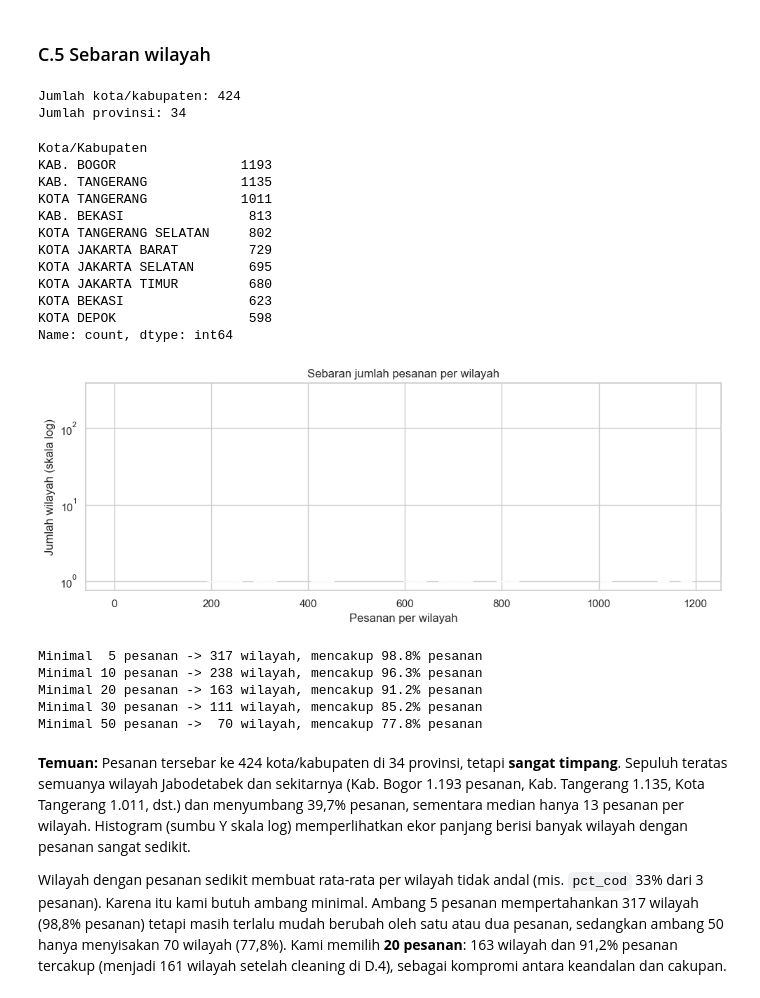
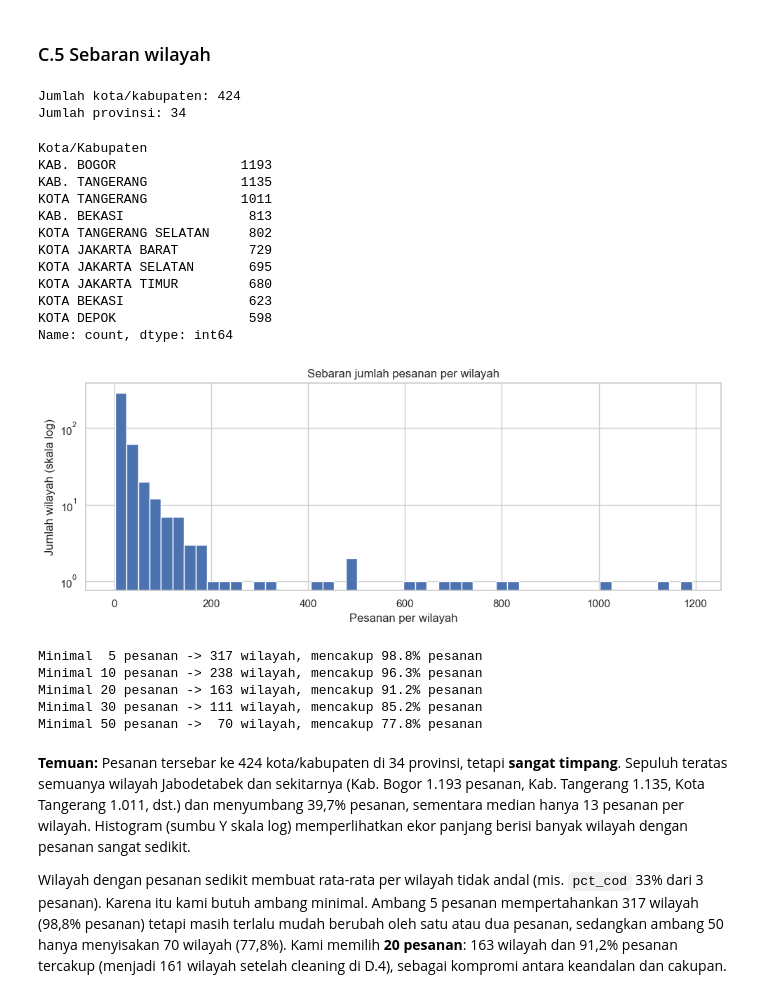
Before and after one commit to anubluskrin/PROJECT-DS, a Jupyter notebook: notebook_proyek_akhir.ipynb, the cells around one changed output. Saved outputs shown, nothing was run; the diff lists cells and outputs as text; code cells hidden in the pictures.

```diff
--- a/notebook_proyek_akhir.ipynb
+++ b/notebook_proyek_akhir.ipynb
@@ -492,34 +492,34 @@ Name: count, dtype: int64
 # %%
 print("Jumlah kota/kabupaten:", df["Kota/Kabupaten"].nunique())
 print("Jumlah provinsi:", df["Provinsi"].nunique())
 per_wilayah = df["Kota/Kabupaten"].value_counts()
 display(per_wilayah.head(10))
 
 plt.figure(figsize=(10, 4))
-sns.histplot(per_wilayah, bins=50, log_scale=(False, True))
+plt.hist(per_wilayah, bins=50, log=True, edgecolor="white")
 plt.title("Sebaran jumlah pesanan per wilayah")
 plt.xlabel("Pesanan per wilayah"); plt.ylabel("Jumlah wilayah (skala log)")
 plt.tight_layout(); plt.show()
 
 for t in [5, 10, 20, 30, 50]:
     s = per_wilayah[per_wilayah >= t]
     print(f"Minimal {t:>2} pesanan -> {len(s):>3} wilayah, mencakup {s.sum()/len(df)*100:.1f}% pesanan")
 # %% [output]
 Jumlah kota/kabupaten: 424
 Jumlah provinsi: 34
 Kota/Kabupaten
 KAB. BOGOR                1193
 KAB. TANGERANG            1135
 KOTA TANGERANG            1011
 KAB. BEKASI                813
 KOTA TANGERANG SELATAN     802
 KOTA JAKARTA BARAT         729
 KOTA JAKARTA SELATAN       695
 KOTA JAKARTA TIMUR         680
 KOTA BEKASI                623
 KOTA DEPOK                 598
 Name: count, dtype: int64
-[figure, old version]
+[figure, new version]
 Minimal  5 pesanan -> 317 wilayah, mencakup 98.8% pesanan
 Minimal 10 pesanan -> 238 wilayah, mencakup 96.3% pesanan
 Minimal 20 pesanan -> 163 wilayah, mencakup 91.2% pesanan
```
